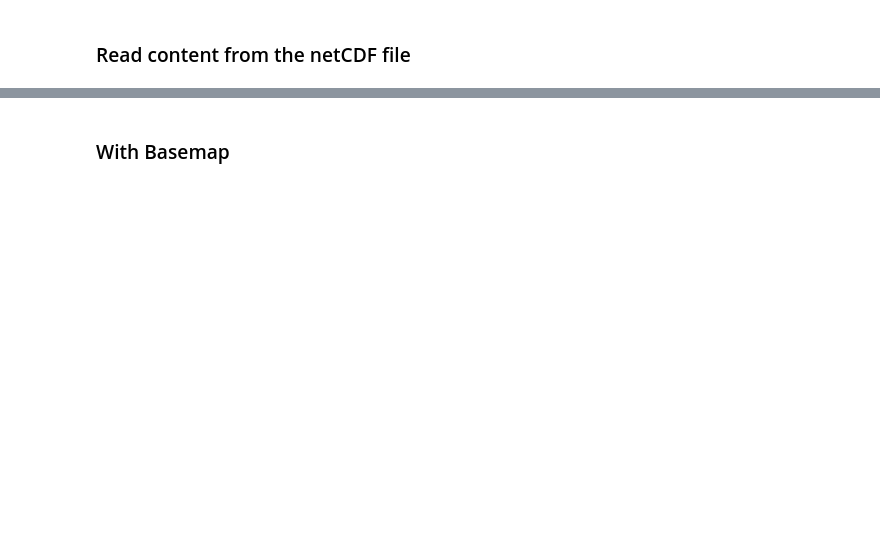
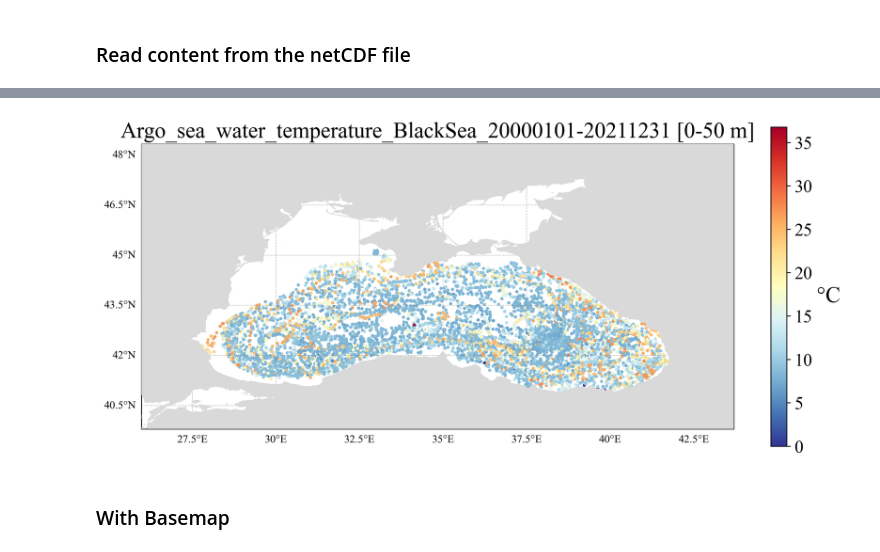
Before and after one commit to gher-uliege/DIVAnd-FAIR-EASE, a Jupyter notebook: Argo_demo_bounding_box.ipynb, the cells around one changed output, grey strips where cells are left out. Drawn from its saved outputs; the diff is of its cells as text; code cells hidden in the pictures; blank space fills up the shorter version.

```diff
--- a/Argo_demo_bounding_box.ipynb
+++ b/Argo_demo_bounding_box.ipynb
@@ -33,13 +45,15 @@ units = ["degree_Celsius", "psu", "mg/m3", "micromole/kg"]
 # %%
 parameter = "sea_water_temperature" #Choose from Argo parameters and related units
 unit = "degree_Celsius" #Choose from Argo parameters and related units --> make sure that it corresponds with the parameter
-datestart = Dates.Date(2020, 1, 1)
+datestart = Dates.Date(2000, 1, 1)
 dateend = Dates.Date(2021, 12, 31)
-minlon = 12.27
-maxlon = 36.69
-minlat = 28.26
-maxlat = 47.43
+
+minlon = 25.975
+maxlon = 43.7
+minlat = 39.80
+maxlat = 48.32
 regionname = "BlackSea"
+
 mindepth = 0. #Minimum water depth
 maxdepth = 50. #Maximum water depth
 # %% [output]
@@ -129,18 +153,20 @@ Or to minimize the number of packages updated during conda update use
 # %%
 fig = plt.figure(figsize = (12, 8))
 ax = plt.subplot(111, projection=ccrs.PlateCarree())
-ax.set_extent([-20., 45., 30, 65])
-scat = ax.scatter(lon, lat, s=3, c=T, cmap=plt.cm.RdYlBu_r)
+ax.set_extent([minlon, maxlon, minlat, maxlat])
+scat = ax.scatter(obslon, obslat, s=3, c=obsval, cmap=plt.cm.RdYlBu_r)
 gl = ax.gridlines(crs=ccrs.PlateCarree(), draw_labels=true,
                   linewidth=.5, color="gray", alpha=0.5, linestyle="--", zorder=3)
 ax.add_feature(coast, lw=.5, color=".85", zorder=4)
 gl.top_labels = false
 gl.right_labels = false
-ax.set_title("Argo_$(parameter)_$(regionname)_$(Dates.format(datestart, "yyyymmdd"))-$(Dates.format(dateend, "yyyymmdd")) [$(Int(mindepth))-$(Int(maxdepth)) m]")x.set_title("Argo $(parameter) $(regionname)\n$(Int(mintemporal/365+1950))-$(Int(maxtemporal/365+1950)-1)\n[$(mindepth)-$(maxdepth) m]")
+ax.set_title("Argo_$(parameter)_$(regionname)_$(Dates.format(datestart, "yyyymmdd"))-$(Dates.format(dateend, "yyyymmdd")) [$(Int(mindepth))-$(Int(maxdepth)) m]")
 
 cbar = plt.colorbar(scat, shrink=.65)
 cbar.set_label("°C", rotation=0, ha="left")
 plt.show()
+# %% [output]
+[figure, added]
 # %% [markdown]
 ### With Basemap
 # %%
```
Also changed, not shown: parts of 29 cells of this notebook, 1 other file.
